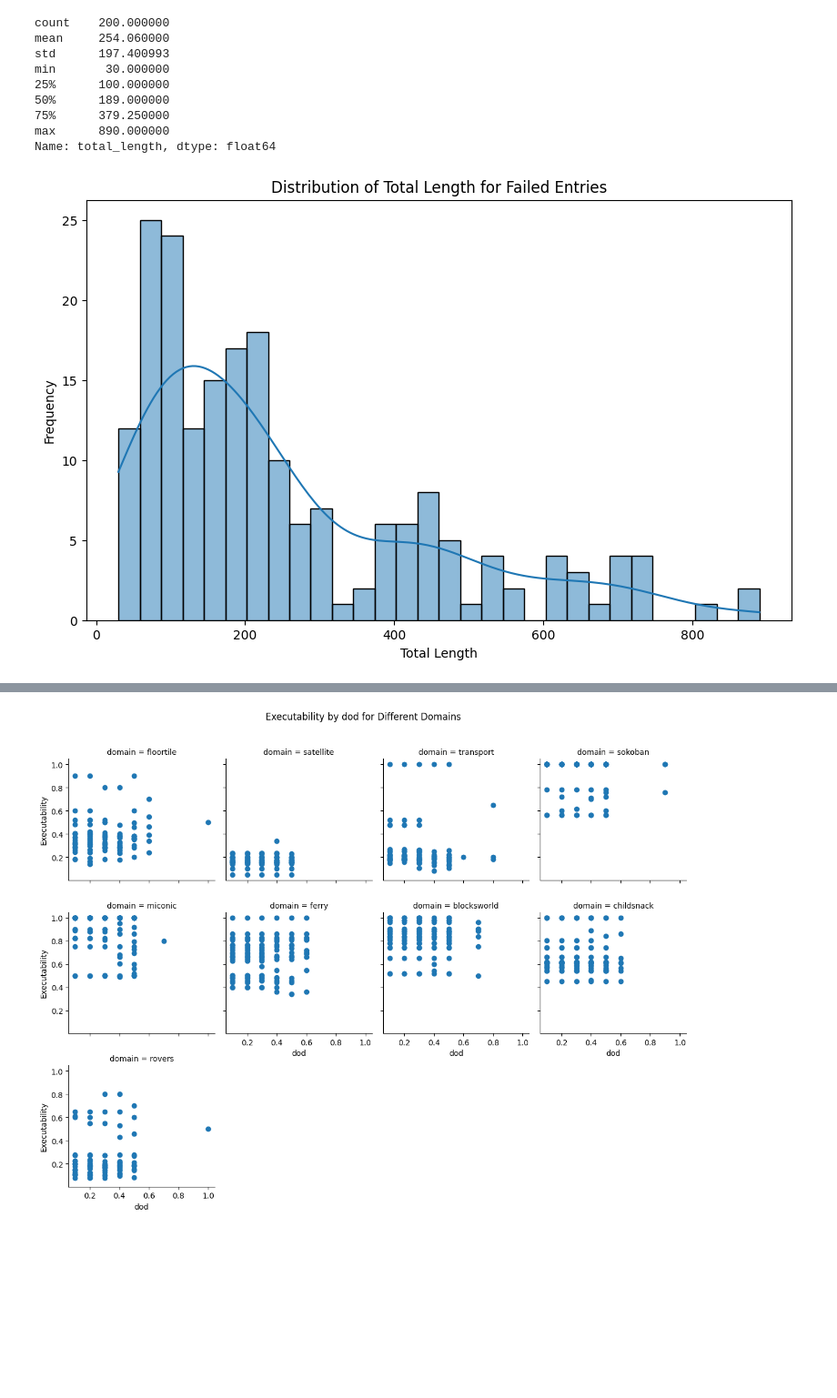
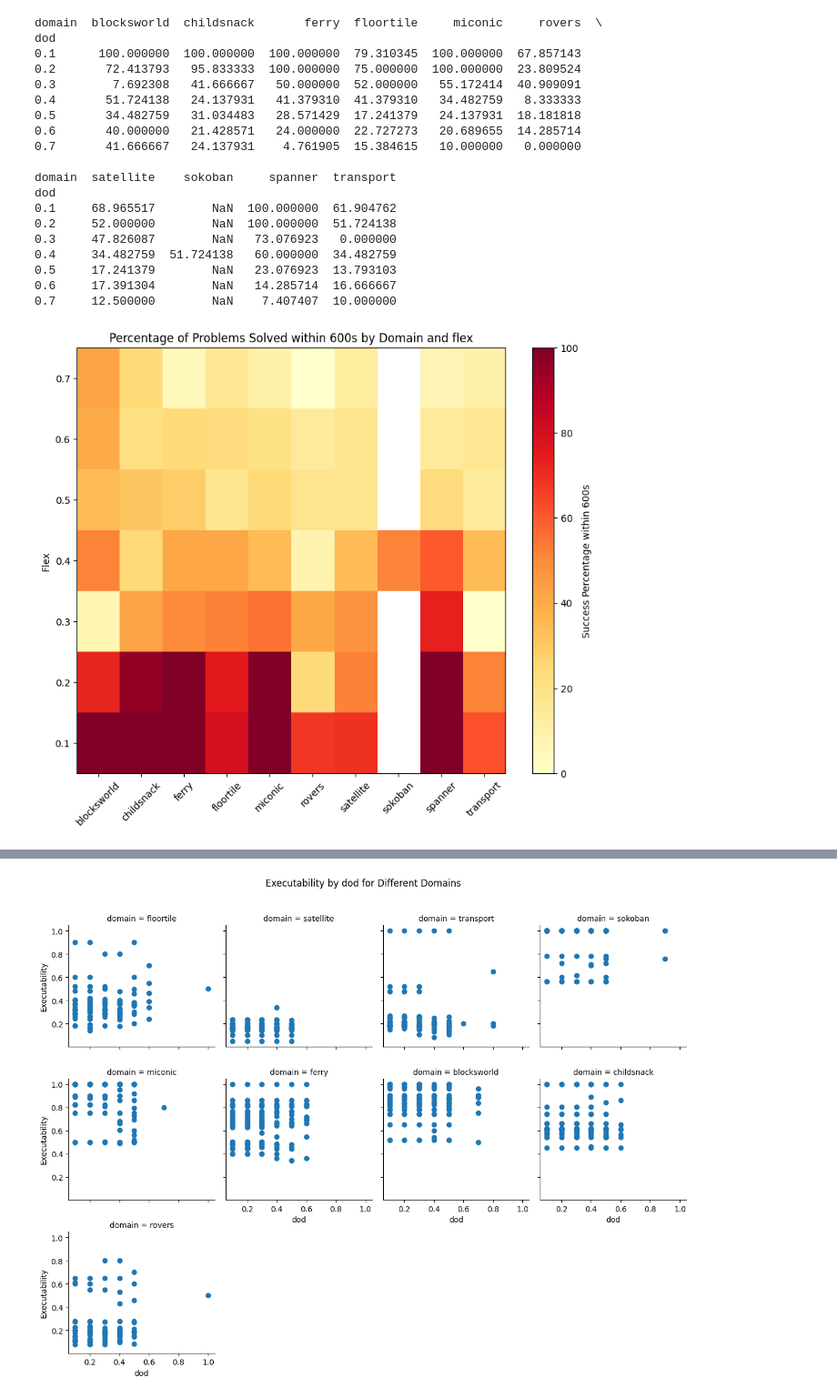
Before and after one commit to utop1an/polocm, a Jupyter notebook: src/plot_plan.ipynb, the cells around one changed output, grey strips where cells are left out. Shown at 91% size. Saved outputs shown, nothing was run; the diff lists cells and outputs as text; code cells hidden in the pictures; blank space fills up the shorter version.

```diff
--- a/src/plot_plan.ipynb
+++ b/src/plot_plan.ipynb
@@ -32,28 +33,56 @@ polocm_success_df = success_df[success_df['dod'] >0]
-# %%
-# Filter the DataFrame for failed results
-failed_df = df[df['result'] != 'Success']
-
-# Display descriptive statistics for total_length
-display(failed_df['total_length'].describe())
-
-# Plot the distribution of total_length for failed entries
-plt.figure(figsize=(10, 6))
-sns.histplot(failed_df['total_length'], bins=30, kde=True)
-plt.title('Distribution of Total Length for Failed Entries')
-plt.xlabel('Total Length')
-plt.ylabel('Frequency')
-plt.show()
-# %% [output]
-count    200.000000
-mean     254.060000
-std      197.400993
-min       30.000000
-25%      100.000000
-50%      189.000000
-75%      379.250000
-max      890.000000
-Name: total_length, dtype: float64
-[figure, removed]
+# %%
+import pandas as pd
+import matplotlib.pyplot as plt
+
+# Filter for successful runs within the 600s limit
+within_limit_df = polocm_df[(polocm_df['result'] == 'Success') ]
+
+# Group by domain and dod, and count the total and successful instances
+total_instances = polocm_df.groupby(['domain', 'dod']).size().reset_index(name='total_count')
+success_instances = within_limit_df.groupby(['domain', 'dod']).size().reset_index(name='success_count')
+
+# Merge the total and success counts
+result_summary = total_instances.merge(success_instances, on=['domain', 'dod'], how='left')
+result_summary['success_count'] = result_summary['success_count'].fillna(0)
+
+# Calculate the success percentage
+result_summary['success_percentage'] = (result_summary['success_count'] / result_summary['total_count']) * 100
+
+# Pivot the table to get domains as columns and dod as rows
+pivot_table = result_summary.pivot(index='dod', columns='domain', values='success_percentage').sort_index()
+
+# Display the pivot table
+print(pivot_table)
+
+# Optional: Plotting the pivoted table as a heatmap for visual clarity
+plt.figure(figsize=(10, 8))
+plt.imshow(pivot_table, aspect='auto', cmap="YlOrRd", origin='lower')
+plt.colorbar(label="Success Percentage within 600s")
+plt.xticks(range(len(pivot_table.columns)), pivot_table.columns, rotation=45)
+plt.yticks(range(len(pivot_table.index)), pivot_table.index)
+plt.ylabel("Flex")
+plt.show()
+# %% [output]
+domain  blocksworld  childsnack       ferry  floortile     miconic     rovers  \
+dod
+0.1      100.000000  100.000000  100.000000  79.310345  100.000000  67.857143
+0.2       72.413793   95.833333  100.000000  75.000000  100.000000  23.809524
+0.3        7.692308   41.666667   50.000000  52.000000   55.172414  40.909091
+0.4       51.724138   24.137931   41.379310  41.379310   34.482759   8.333333
+0.5       34.482759   31.034483   28.571429  17.241379   24.137931  18.181818
+0.6       40.000000   21.428571   24.000000  22.727273   20.689655  14.285714
+0.7       41.666667   24.137931    4.761905  15.384615   10.000000   0.000000
+
+domain  satellite    sokoban     spanner  transport
+dod
+0.1     68.965517        NaN  100.000000  61.904762
+0.2     52.000000        NaN  100.000000  51.724138
+0.3     47.826087        NaN   73.076923   0.000000
+0.4     34.482759  51.724138   60.000000  34.482759
+0.5     17.241379        NaN   23.076923  13.793103
+0.6     17.391304        NaN   14.285714  16.666667
+0.7     12.500000        NaN    7.407407  10.000000
+[figure, added]
 # %%
 pivot_table = df.pivot_table(index=pd.cut(df['total_length'], np.linspace(df['total_length'].min(), df['total_length'].max(), 10)),
                              columns=pd.cut(df['actual_dod'], np.linspace(df['actual_dod'].min(), df['actual_dod'].max(), 10)),
```
Also changed, not shown: parts of 10 cells of this notebook, 1 other file.
